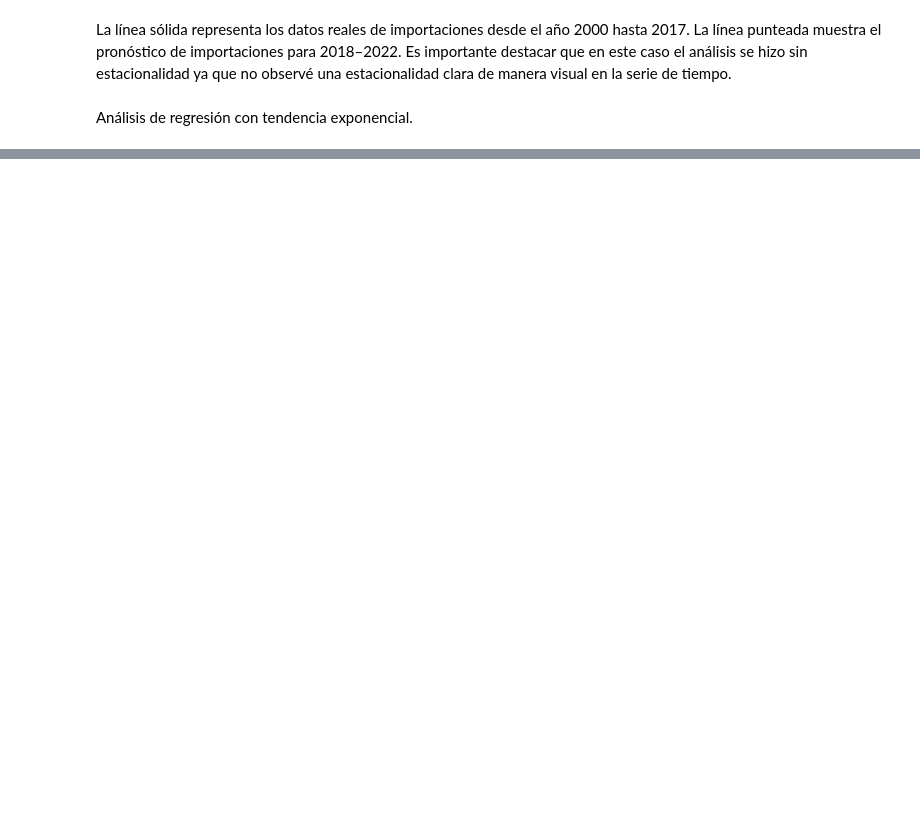
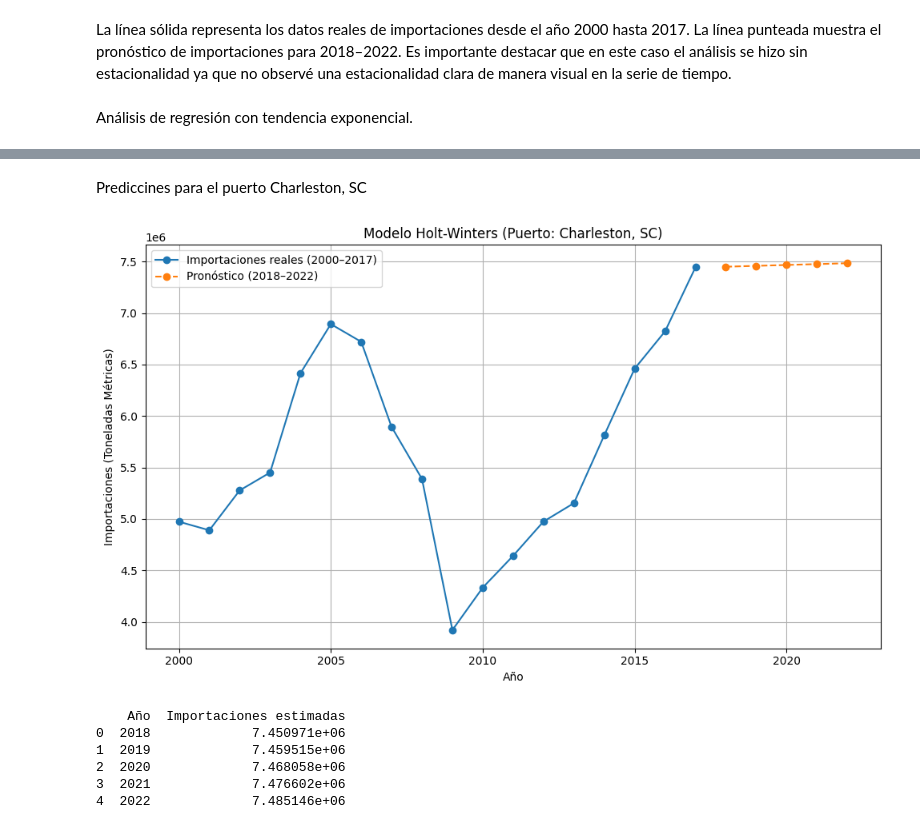
Before and after one commit to isaacmedina/usa-container-ports-timeline-series, a Jupyter notebook: container-ports-2000-2007.ipynb, the cells around one changed output, grey strips where cells are left out. Saved outputs shown, nothing was run; the diff lists cells and outputs as text; code cells hidden in the pictures; blank space fills up the shorter version.

```diff
--- a/container-ports-2000-2007.ipynb
+++ b/container-ports-2000-2007.ipynb
@@ -275,5 +280,46 @@ F = 5.999040479961847
 p = 0.019621204904823927
 # %% [markdown]
 En ambos casos como p < 0.05 rechazamos la hipótesis nula de que los puertos tienen la misma media de importaciones. En otras palabras, hay evidencia estadísticamente significativa de que las importaciones entre New York y Los Angeles son diferentes
+# %%
+# Funcion para calcular pronostico utilizando el modelo Holt-Winters
+def HoltWinters(puerto):
+    # Lista de años
+    years = [str(year) for year in range(2000, 2018)]
+
+    # Filtrar datos del puerto 'New York, NY' y convertir a numérico
+    df_ny = df[df['U.S. Custom Ports'] == puerto].copy()
+    df_ny[years] = df_ny[years].replace(',', '', regex=True).astype(float)
+
+    # Crear serie de tiempo
+    ts_ny = pd.Series(df_ny[years].values.flatten(), index=pd.Index(range(2000, 2018), name='Año'))
+
+    # Aplicar modelo Holt-Winters (tendencia aditiva, sin estacionalidad)
+    model = ExponentialSmoothing(ts_ny, trend='add', seasonal=None, seasonal_periods=None)
+    fit_model = model.fit()
+
+    # Generar predicción para los próximos 5 años
+    forecast_years = list(range(2018, 2023))
+    forecast = fit_model.forecast(len(forecast_years))
+
+    # Graficar resultados
+    plt.figure(figsize=(10, 6))
+    plt.plot(ts_ny, label='Importaciones reales (2000–2017)', marker='o')
+    plt.plot(forecast, label='Pronóstico (2018–2022)', linestyle='--', marker='o')
+    plt.title('Modelo Holt-Winters (Puerto: '+ puerto +')')
+    plt.xlabel('Año')
+    plt.ylabel('Importaciones (Toneladas Métricas)')
+    plt.legend()
+    plt.grid(True)
+    plt.tight_layout()
+    plt.show()
+    # Pronóstico para 2018-2022
+    forecast_years_chs = list(range(2018, 2023))
+    forecast_chs = fit_model.forecast(len(forecast_years_chs))
+    # Crear y mostrar tabla del pronóstico
+    forecast_table_chs = pd.DataFrame({
+        'Año': forecast_years_chs,
+        'Importaciones estimadas': forecast_chs.values
+    })
+    print(forecast_table_chs)
 # %% [markdown]
 Series de Tiempo. Se realiza análisis de serie de tiempo con el modelo Holt-Winter
@@ -371,0 +412,12 @@ dict(zip(future_years.flatten(), future_y_pred))
+# %% [markdown]
+Prediccines para el puerto Charleston, SC
+# %%
+HoltWinters('Charleston, SC')
+# %% [output]
+[figure, added]
+    Año  Importaciones estimadas
+0  2018             7.450971e+06
+1  2019             7.459515e+06
+2  2020             7.468058e+06
+3  2021             7.476602e+06
+4  2022             7.485146e+06
```
Also changed, not shown: parts of 15 cells of this notebook, 2 other files.
